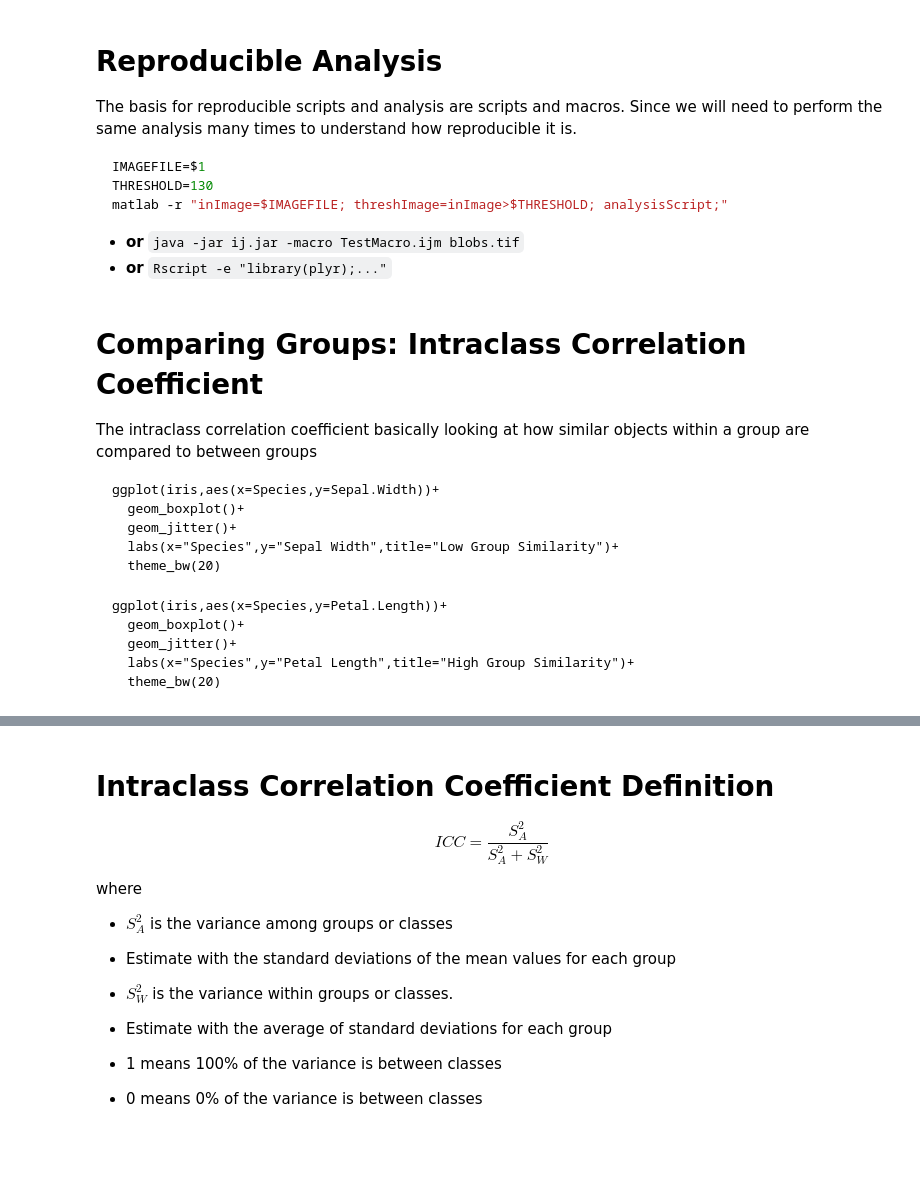
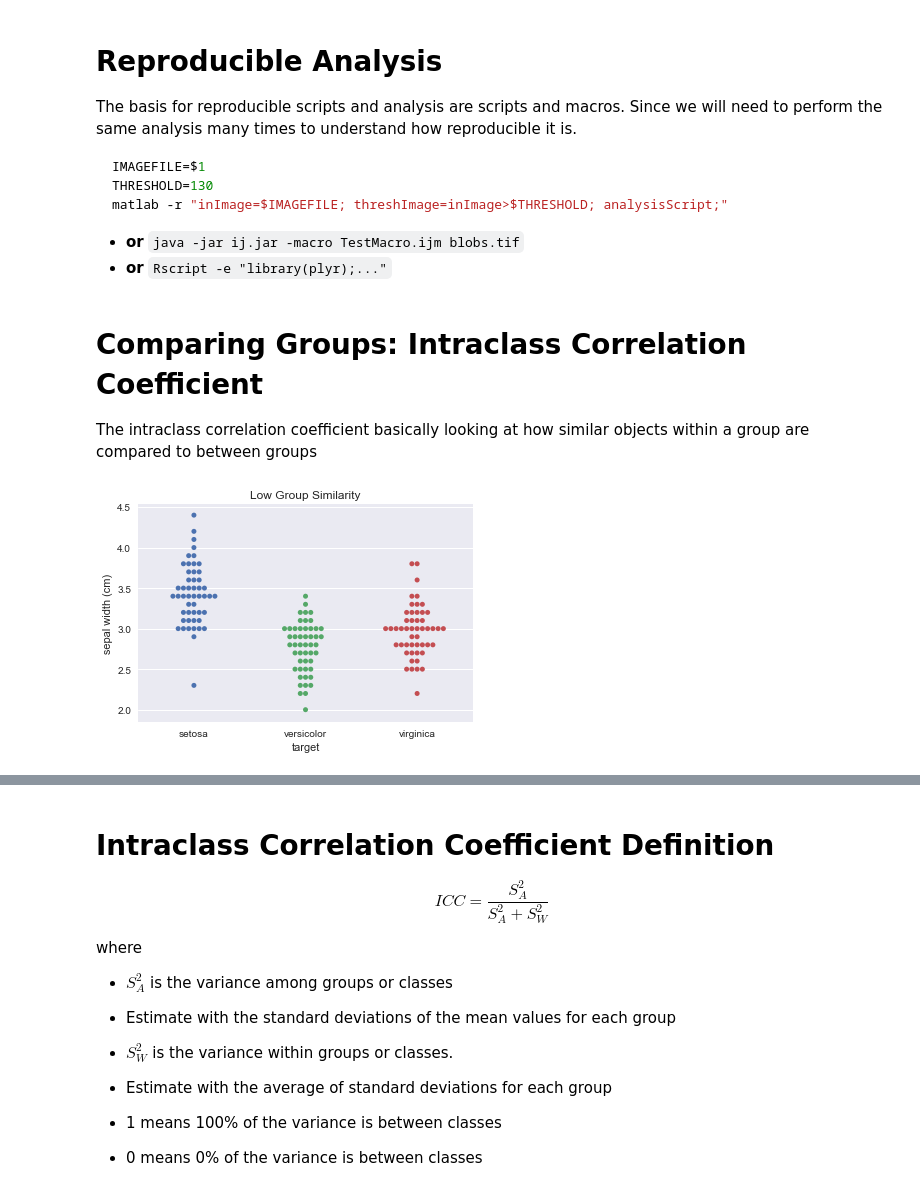
Before and after one commit to kmader/Quantitative-Big-Imaging-2019, a Jupyter notebook: Lectures/09-Statistics.ipynb, the cells around one changed output, grey strips where cells are left out. Cells and saved outputs as stored; diff of their text form; code cells hidden in the pictures; blank space fills up the shorter version.

````diff
--- a/Lectures/09-Statistics.ipynb
+++ b/Lectures/09-Statistics.ipynb
@@ -294,21 +299,10 @@ matlab -r "inImage=$IMAGEFILE; threshImage=inImage>$THRESHOLD; analysisScript;"
 
 
 The intraclass correlation coefficient basically looking at how similar objects within a group are compared to between groups
-
-```{r}
-ggplot(iris,aes(x=Species,y=Sepal.Width))+
-  geom_boxplot()+
-  geom_jitter()+
-  labs(x="Species",y="Sepal Width",title="Low Group Similarity")+
-  theme_bw(20)
-```
-
-
-
-```{r}
-ggplot(iris,aes(x=Species,y=Petal.Length))+
-  geom_boxplot()+
-  geom_jitter()+
-  labs(x="Species",y="Petal Length",title="High Group Similarity")+
-  theme_bw(20)
-```
+# %%
+g = sns.swarmplot(data=iris_df,
+               x='target',
+               y='sepal width (cm)')
+g.set_title('Low Group Similarity');
+# %% [output]
+[figure, added]
````
Also changed, not shown: parts of 9 cells of this notebook, 1 other file.
